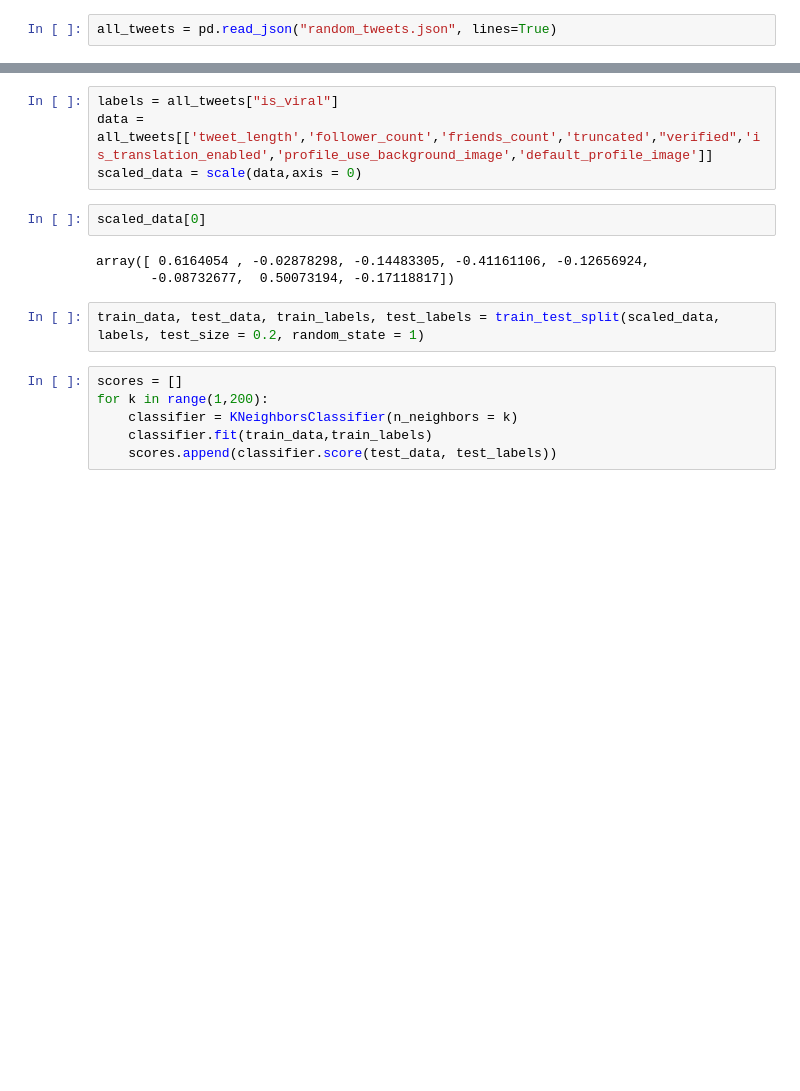
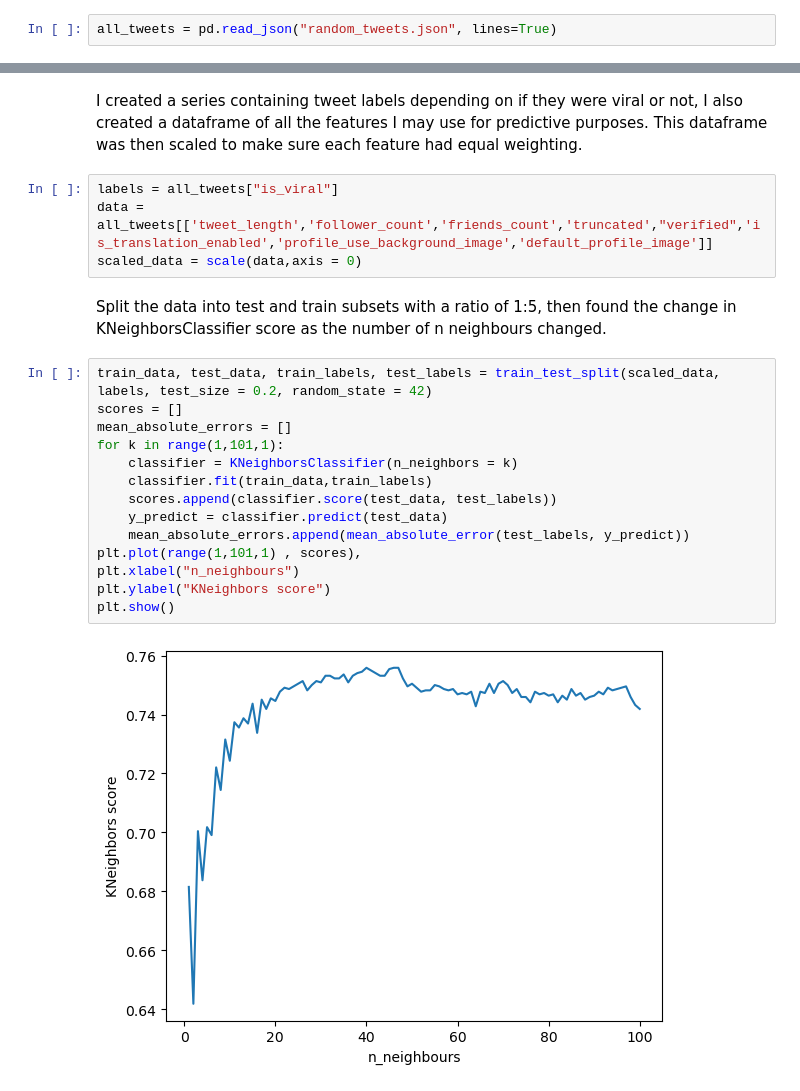
Before and after one commit to jaigab/Optimum_Dialysis_Hours, a Jupyter notebook: twitter_classification_project/viral tweet predictor.ipynb, the cells around one changed output, grey strips where cells are left out. Drawn from its saved outputs; the diff is of its cells as text; blank space fills up the shorter version.

```diff
--- a/twitter_classification_project/viral tweet predictor.ipynb
+++ b/twitter_classification_project/viral tweet predictor.ipynb
@@ -58,18 +35,25 @@ Name: profile_use_background_image, dtype: int64
+# %% [markdown]
+I created a series containing tweet labels depending on if they were viral or not, I also created a dataframe of all the features I may use for predictive purposes. This dataframe was then scaled to make sure each feature had equal weighting.
 # %%
 labels = all_tweets["is_viral"]
 data = all_tweets[['tweet_length','follower_count','friends_count','truncated',"verified",'is_translation_enabled','profile_use_background_image','default_profile_image']]
 scaled_data = scale(data,axis = 0)
-# %%
-scaled_data[0]
-# %% [output]
-array([ 0.6164054 , -0.02878298, -0.14483305, -0.41161106, -0.12656924,
-       -0.08732677,  0.50073194, -0.17118817])
-# %%
-train_data, test_data, train_labels, test_labels = train_test_split(scaled_data, labels, test_size = 0.2, random_state = 1)
+# %% [markdown]
+Split the data into test and train subsets with a ratio of 1:5, then found the change in KNeighborsClassifier score as the number of n neighbours changed.
 # %%
+train_data, test_data, train_labels, test_labels = train_test_split(scaled_data, labels, test_size = 0.2, random_state = 42)
 scores = []
-for k in range(1,200):
+mean_absolute_errors = []
+for k in range(1,101,1):
     classifier = KNeighborsClassifier(n_neighbors = k)
     classifier.fit(train_data,train_labels)
     scores.append(classifier.score(test_data, test_labels))
+    y_predict = classifier.predict(test_data)
+    mean_absolute_errors.append(mean_absolute_error(test_labels, y_predict))
+plt.plot(range(1,101,1) , scores),
+plt.xlabel("n_neighbours")
+plt.ylabel("KNeighbors score")
+plt.show()
+# %% [output]
+[figure, added]
 # %%
```
Also changed, not shown: parts of 15 cells of this notebook, 1 other file.
